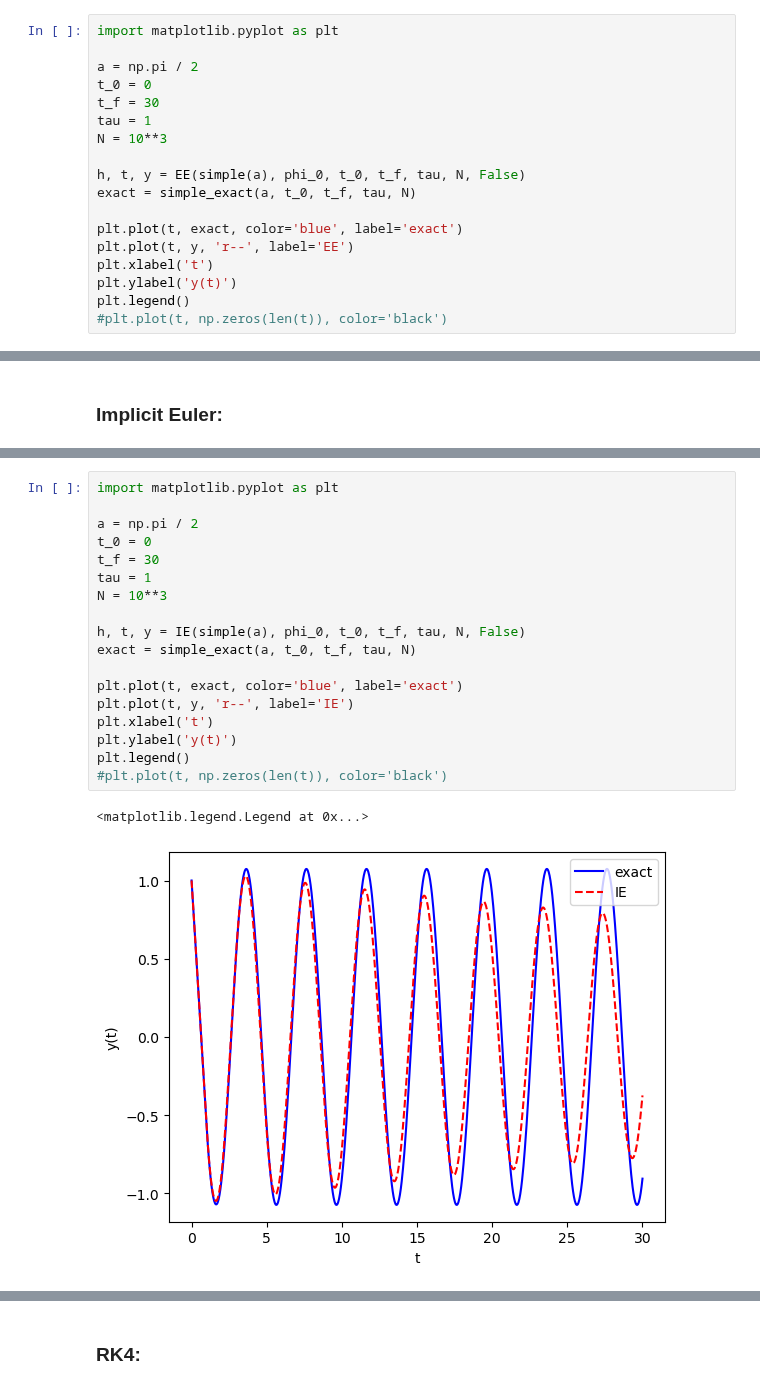
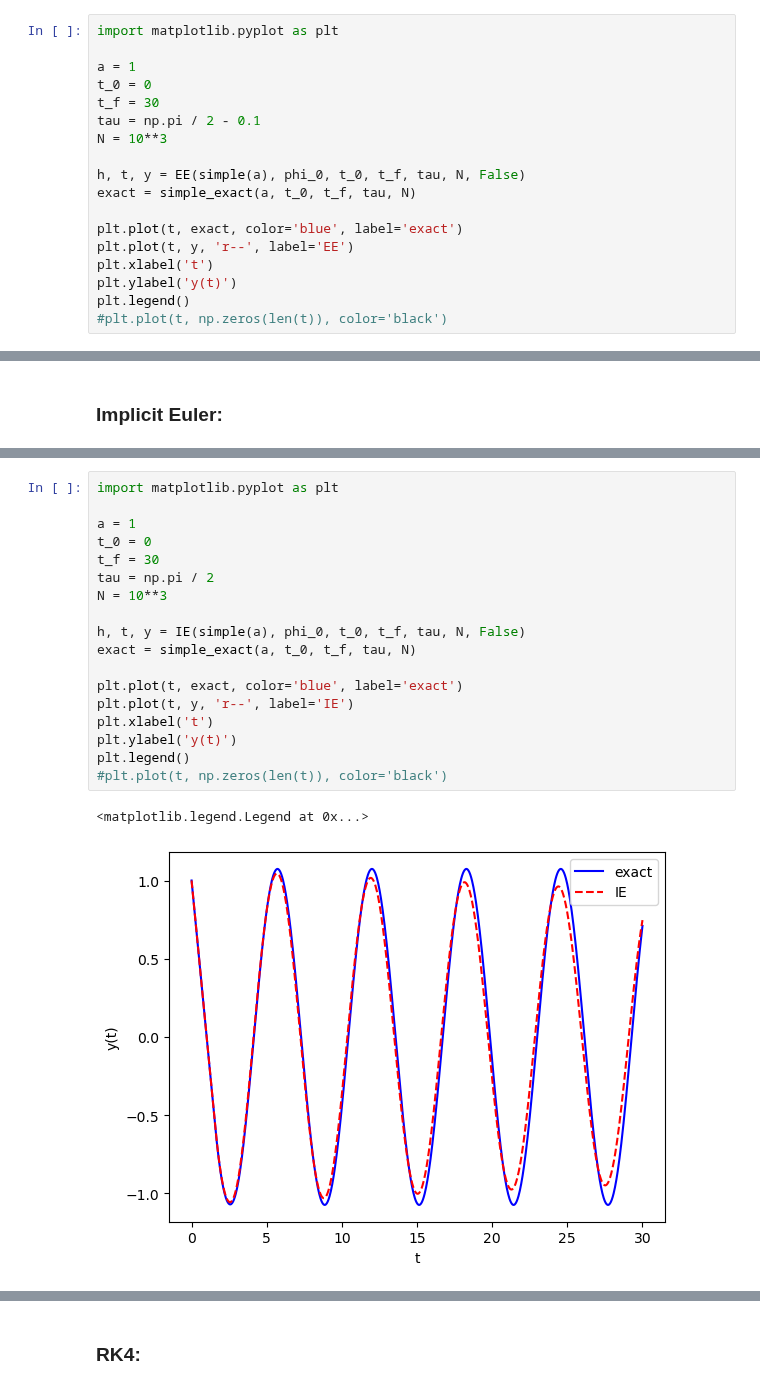
Before and after one commit to MartonBGyebnar/DDE_project, a Jupyter notebook: dde_numerical_methods.ipynb, the cells around one changed output, grey strips where cells are left out. Drawn from its saved outputs; the diff is of its cells as text.

```diff
--- a/dde_numerical_methods.ipynb
+++ b/dde_numerical_methods.ipynb
@@ -93,10 +93,10 @@ def simple_exact(a, t_0, t_f, tau, N):
 # %%
 import matplotlib.pyplot as plt
 
-a = np.pi / 2
+a = 1
 t_0 = 0
 t_f = 30
-tau = 1
+tau = np.pi / 2 - 0.1
 N = 10**3
 
 h, t, y = EE(simple(a), phi_0, t_0, t_f, tau, N, False)
@@ -144,21 +144,21 @@ def IE(f, phi, t_0, t_f, tau, N, history=False):
 # %%
 import matplotlib.pyplot as plt
 
-a = np.pi / 2
+a = 1
 t_0 = 0
 t_f = 30
-tau = 1
+tau = np.pi / 2
 N = 10**3
 
 h, t, y = IE(simple(a), phi_0, t_0, t_f, tau, N, False)
 exact = simple_exact(a, t_0, t_f, tau, N)
 
 plt.plot(t, exact, color='blue', label='exact')
 plt.plot(t, y, 'r--', label='IE')
 plt.xlabel('t')
 plt.ylabel('y(t)')
 plt.legend()
 #plt.plot(t, np.zeros(len(t)), color='black')
 # %% [output]
 <matplotlib.legend.Legend at 0x...>
-[figure, old version]
+[figure, new version]
```
Also changed, not shown: parts of 7 cells of this notebook.
